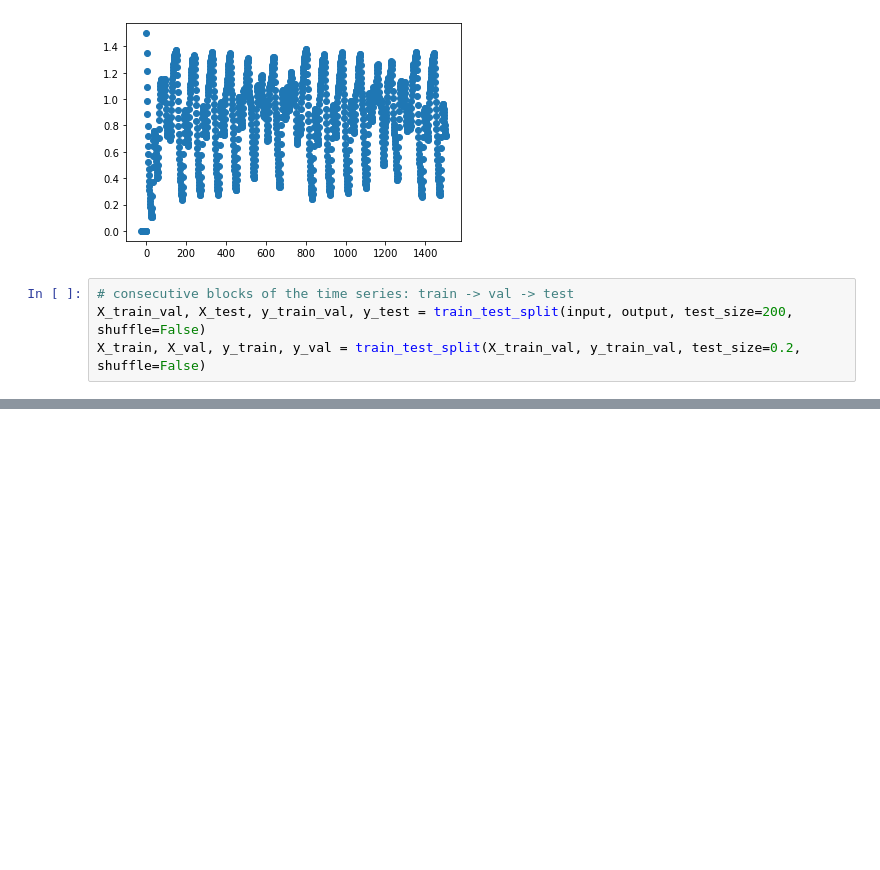
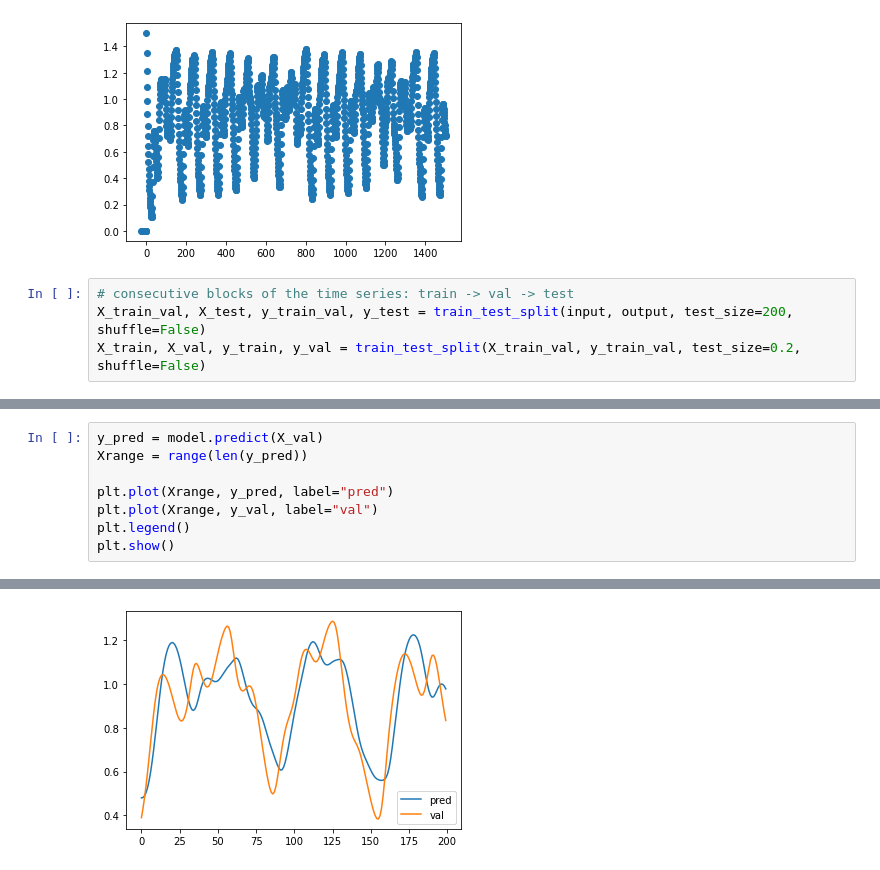
Before and after one commit to KevinArmbruster/ml_lab, a Jupyter notebook: Lab1b/Task 4.ipynb, the cells around one changed output, grey strips where cells are left out. Cells and saved outputs as stored; diff of their text form; blank space fills up the shorter version.

```diff
--- a/Lab1b/Task 4.ipynb
+++ b/Lab1b/Task 4.ipynb
@@ -102,0 +189,9 @@ plt.show()
+# %%
+y_pred = model.predict(X_val)
+Xrange = range(len(y_pred))
+
+plt.plot(Xrange, y_pred, label="pred")
+plt.plot(Xrange, y_val, label="val")
+plt.legend()
+plt.show()
+# %% [output]
@@ -102,0 +199 @@ plt.show()
+[figure, added]
```
Also changed, not shown: parts of 8 cells of this notebook.
